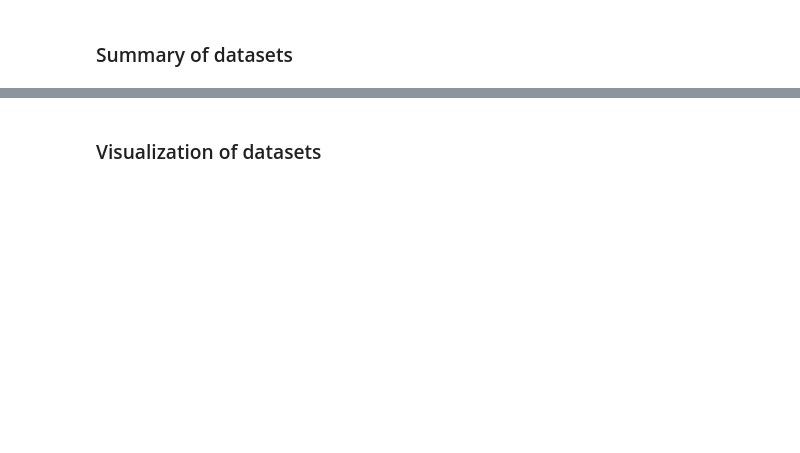
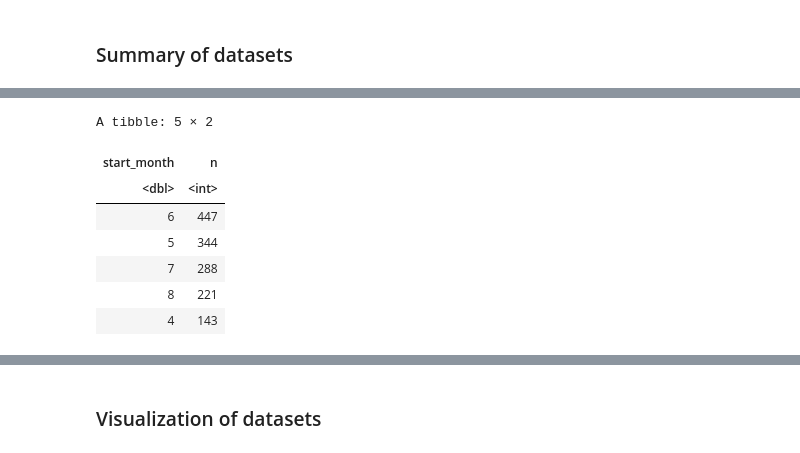
Before and after one commit to masterdoge13/dsci100-project, a Jupyter notebook: Group Project Final Report.ipynb, the cells around one changed output, grey strips where cells are left out. Cells and saved outputs as stored; diff of their text form; code cells hidden in the pictures; blank space fills up the shorter version.

```diff
--- a/Group Project Final Report.ipynb
+++ b/Group Project Final Report.ipynb
@@ -123,0 +130,15 @@ A tibble: 196 × 7
+# %%
+most_common_months <- sessions_wrangled |>
+                    count(start_month) |>
+                    slice_max(order_by = n, n = 5)
+
+most_common_months
+# %% [output]
+A tibble: 5 × 2
+| start_month | n |
+| <dbl> | <int> |
+| 6 | 447 |
+| 5 | 344 |
+| 7 | 288 |
+| 8 | 221 |
+| 4 | 143 |
```
Also changed, not shown: parts of 13 cells of this notebook.
